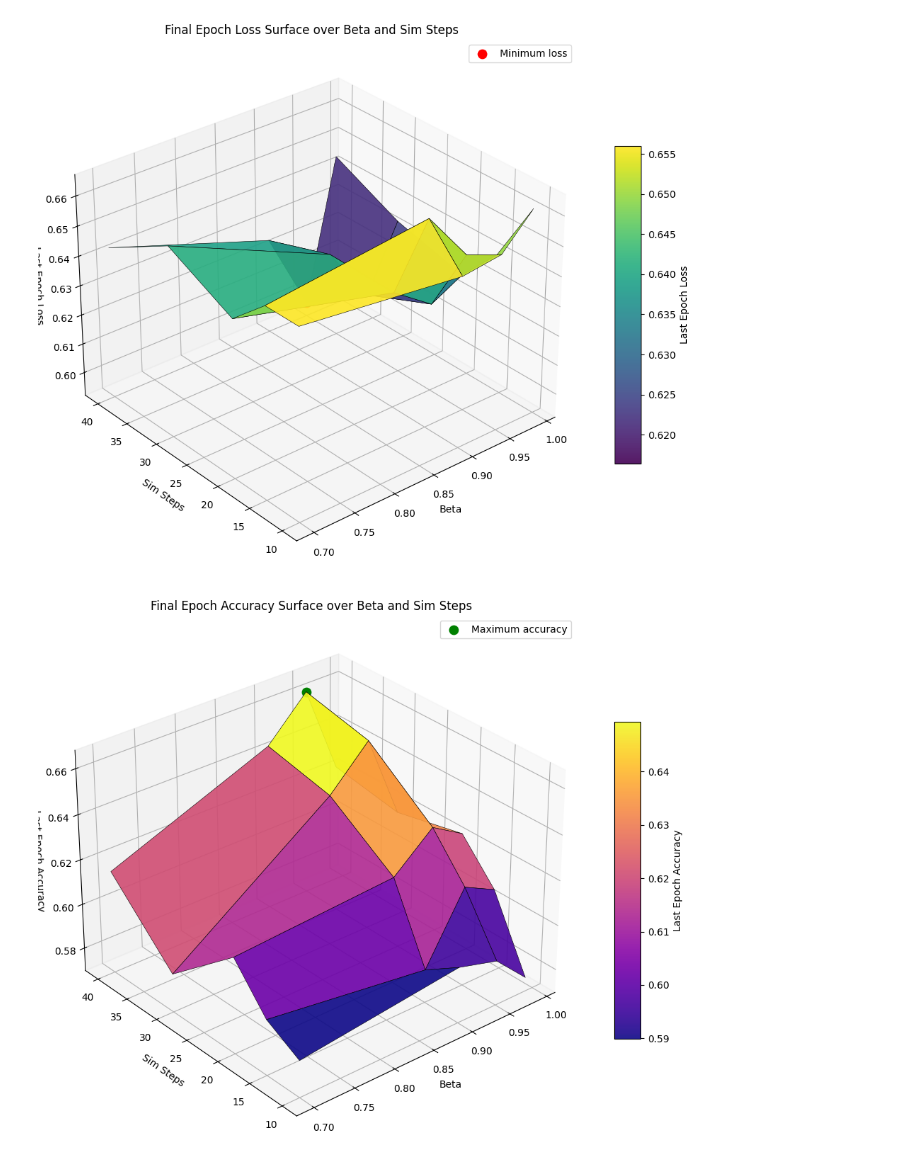
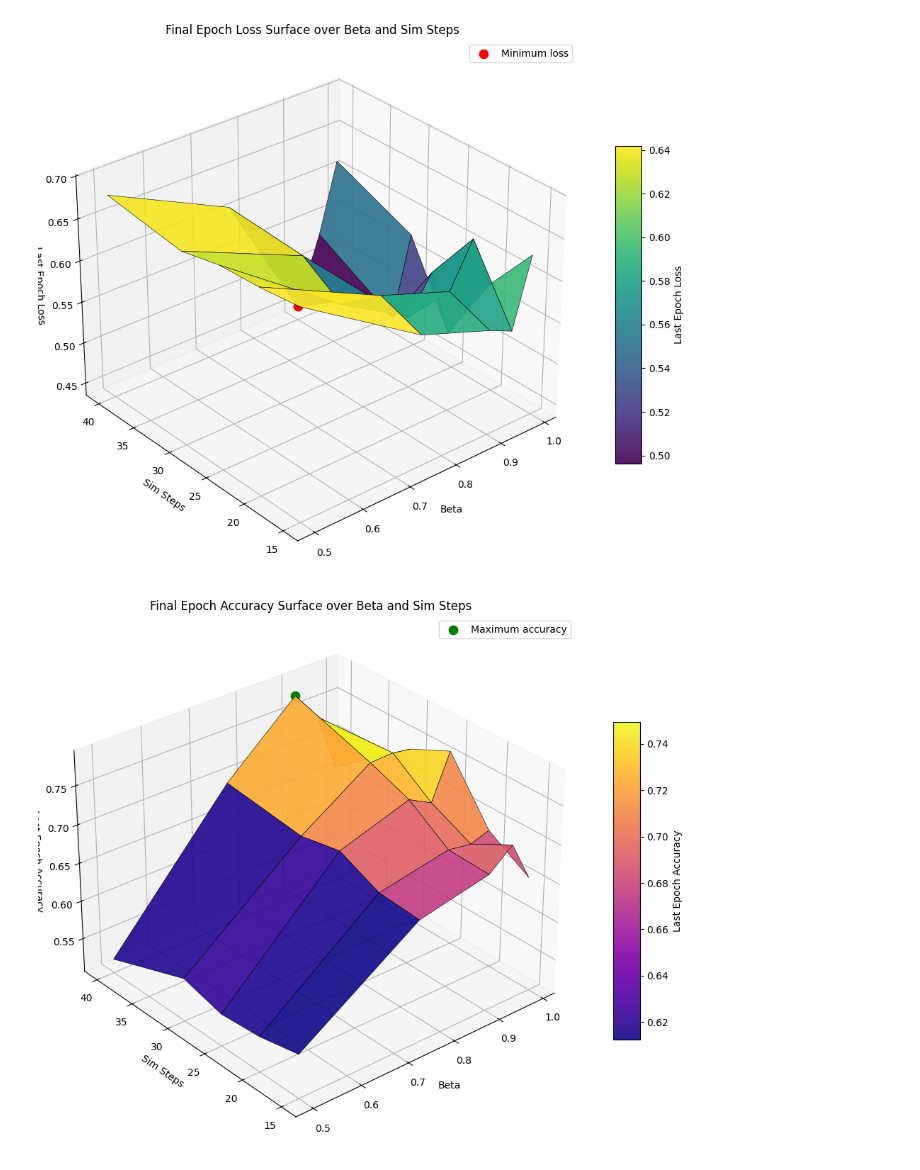
Before and after one commit to Rolands-Laucis/snn4nlp, a Jupyter notebook: experiments/E_sent-viz.ipynb, the cells around one changed output. Cells and saved outputs as stored; diff of their text form; code cells hidden in the pictures.

```diff
--- a/experiments/E_sent-viz.ipynb
+++ b/experiments/E_sent-viz.ipynb
@@ -7,9 +7,9 @@ from glob import glob
 # Build 3D surfaces of final-epoch metrics over (beta, sim_steps).
 import numpy as np
 
-files = sorted(glob('../output_results/E2/hypr/hypr_*.json'))
+files = sorted(glob('../output_results/E_sent/hypr-1/hypr-1_*.json'))
 if not files:
-    raise FileNotFoundError('No matching files found in ../output_results/E2')
+    raise FileNotFoundError('No matching files found')
 
 # (beta, sim_steps, last_epoch_loss, last_epoch_accuracy, file_name, acc_key_used)
 records = []
@@ -92,33 +92,33 @@ surface_acc = ax2.plot_surface(
 )
 fig2.colorbar(surface_acc, ax=ax2, shrink=0.6, aspect=12, label='Last Epoch Accuracy')
 
 best_beta_acc, best_sim_steps_acc, _, best_acc, best_acc_file, _ = max(records, key=lambda x: x[3])
 ax2.scatter(best_beta_acc, best_sim_steps_acc, best_acc, color='green', s=80, label='Maximum accuracy')
 ax2.legend()
 
 ax2.set_title('Final Epoch Accuracy Surface over Beta and Sim Steps')
 ax2.set_xlabel('Beta')
 ax2.set_ylabel('Sim Steps')
 ax2.set_zlabel('Last Epoch Accuracy')
 ax2.view_init(elev=30, azim=-130)
 plt.tight_layout()
 plt.show()
 
 print('=== Best Parameter Combination (Minimum Last-Epoch Loss) ===')
 print(f'Beta: {best_beta}')
 print(f'Sim Steps: {best_sim_steps:g}')
 print(f'Last Epoch Loss: {best_loss:.6f}')
 print(f'File: {best_loss_file}')
 
 print('\n=== Best Parameter Combination (Maximum Last-Epoch Accuracy) ===')
 print(f'Beta: {best_beta_acc}')
 print(f'Sim Steps: {best_sim_steps_acc:g}')
 print(f'Last Epoch Accuracy: {best_acc:.6f}')
 print(f'File: {best_acc_file}')
 
 used_acc_keys = sorted({r[5] for r in records})
 print(f'\nAccuracy key(s) used: {used_acc_keys}')
 # %% [output]
-[figure, old version]
+[figure, new version]
-[figure, old version]
+[figure, new version]
 === Best Parameter Combination (Minimum Last-Epoch Loss) ===
```
Also changed, not shown: parts of 2 cells of this notebook, 1 other file.
